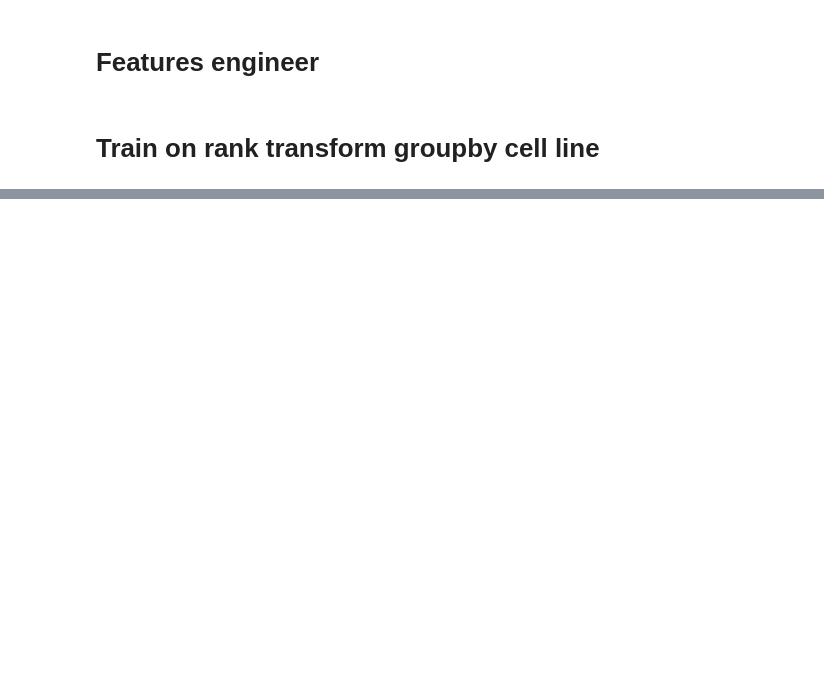
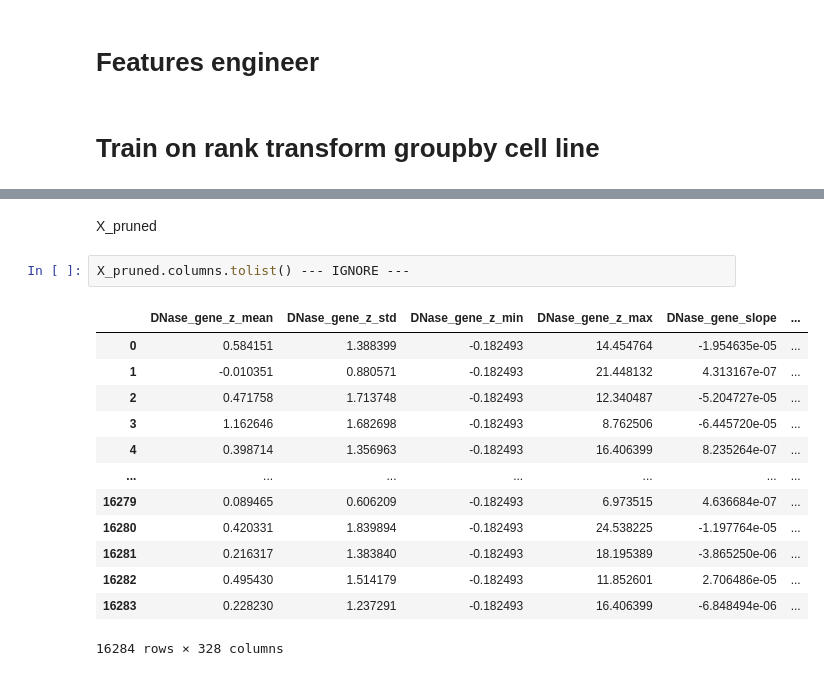
Before and after one commit to Dewey-Wang/Gene-expression-prediction, a Jupyter notebook: 1. data preprocessing/5. features selection.ipynb, the cells around one changed output, grey strips where cells are left out. Saved outputs shown, nothing was run; the diff lists cells and outputs as text; blank space fills up the shorter version.

```diff
--- a/1. data preprocessing/5. features selection.ipynb
+++ b/1. data preprocessing/5. features selection.ipynb
@@ -1259,0 +648,18 @@ Overall mean of per-chromosome means: 0.7723
+# %% [markdown]
+X_pruned
+# %%
+X_pruned.columns.tolist() --- IGNORE ---
+# %% [output]
+|  | DNase_gene_z_mean | DNase_gene_z_std | DNase_gene_z_min | DNase_gene_z_max | DNase_gene_slope | ... |
+| 0 | 0.584151 | 1.388399 | -0.182493 | 14.454764 | -1.954635e-05 | ... |
+| 1 | -0.010351 | 0.880571 | -0.182493 | 21.448132 | 4.313167e-07 | ... |
+| 2 | 0.471758 | 1.713748 | -0.182493 | 12.340487 | -5.204727e-05 | ... |
+| 3 | 1.162646 | 1.682698 | -0.182493 | 8.762506 | -6.445720e-05 | ... |
+| 4 | 0.398714 | 1.356963 | -0.182493 | 16.406399 | 8.235264e-07 | ... |
+| ... | ... | ... | ... | ... | ... | ... |
+| 16279 | 0.089465 | 0.606209 | -0.182493 | 6.973515 | 4.636684e-07 | ... |
+| 16280 | 0.420331 | 1.839894 | -0.182493 | 24.538225 | -1.197764e-05 | ... |
+| 16281 | 0.216317 | 1.383840 | -0.182493 | 18.195389 | -3.865250e-06 | ... |
+| 16282 | 0.495430 | 1.514179 | -0.182493 | 11.852601 | 2.706486e-05 | ... |
+| 16283 | 0.228230 | 1.237291 | -0.182493 | 16.406399 | -6.848494e-06 | ... |
+16284 rows × 328 columns
```
Also changed, not shown: parts of 23 cells of this notebook, 3 other files.
